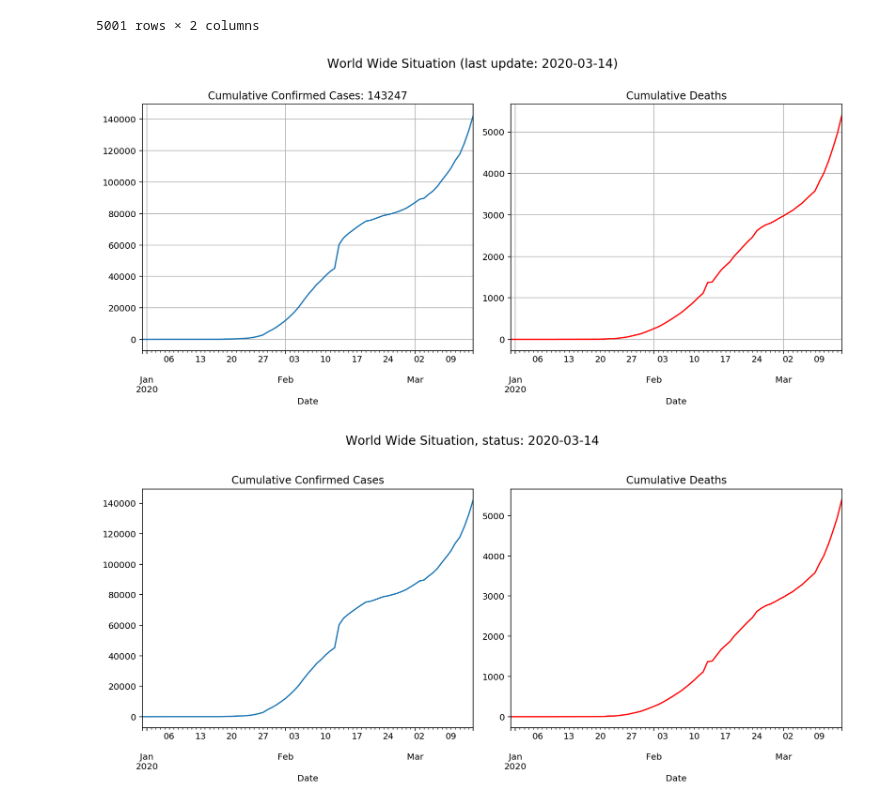
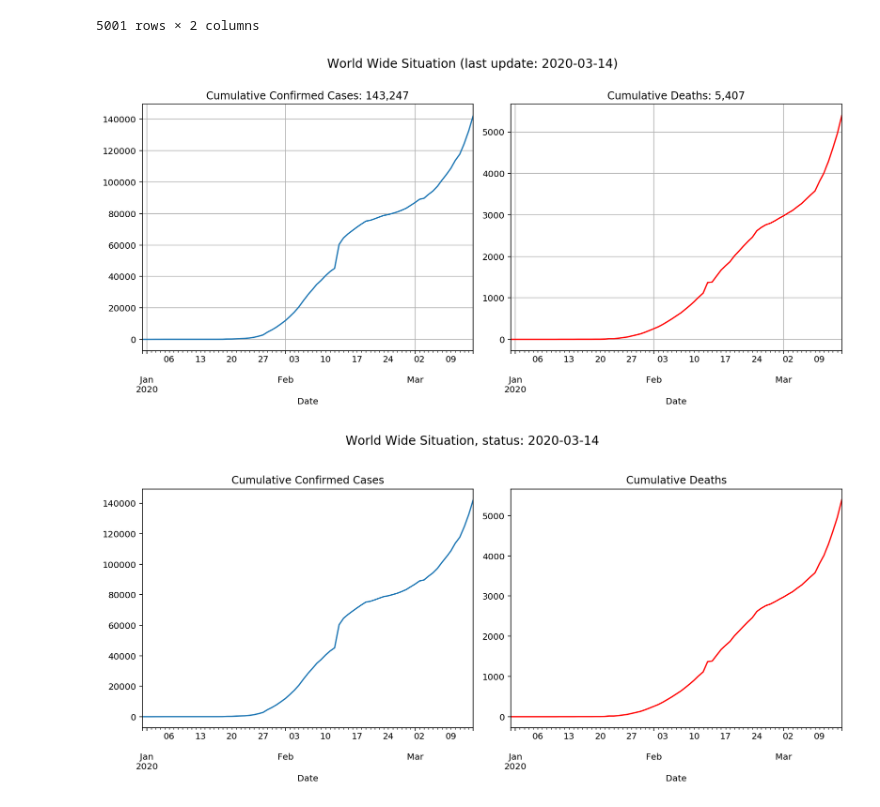
Before and after one commit to ilmitch/covid_eda, a Jupyter notebook: backend/working/COVID-EDA.ipynb, the cells around one changed output. Drawn from its saved outputs; the diff is of its cells as text; code cells hidden in the pictures.

```diff
--- a/backend/working/COVID-EDA.ipynb
+++ b/backend/working/COVID-EDA.ipynb
@@ -197,12 +197,12 @@ cumsum_df
 # %%
 fig, ax = plt.subplots(1,2, figsize=(12,6))
 fig.suptitle(f'World Wide Situation (last update: {last_av_date_str})', fontsize=14)
-cumsum_df.unstack(level=0)[['NewConfCases']].sum(axis=1).plot(ax=ax[0], title=f'Cumulative Confirmed Cases: {confirmed_cases_total}', grid=1)
-cumsum_df.unstack(level=0)[['NewDeaths']].sum(axis=1).plot(ax=ax[1], color='red', title='Cumulative Deaths', grid=1);
+cumsum_df.unstack(level=0)[['NewConfCases']].sum(axis=1).plot(ax=ax[0], title=f'Cumulative Confirmed Cases: {confirmed_cases_total:,}', grid=1)
+cumsum_df.unstack(level=0)[['NewDeaths']].sum(axis=1).plot(ax=ax[1], color='red', title=f'Cumulative Deaths: {confirmed_deaths_total:,}', grid=1);
 fig.tight_layout(rect=[0, 0.03, 1, 0.92])
 plt.savefig('./_output/pics/total_cumsum.png', dpi=120, bbox='tight')
 # %% [output]
-[figure, old version]
+[figure, new version]
 # %%
 fig, ax = plt.subplots(1,2, figsize=(12,6))
 fig.suptitle(f'World Wide Situation, status: {last_av_date_str}', fontsize=14)
```
Also changed, not shown: 1 other file.
